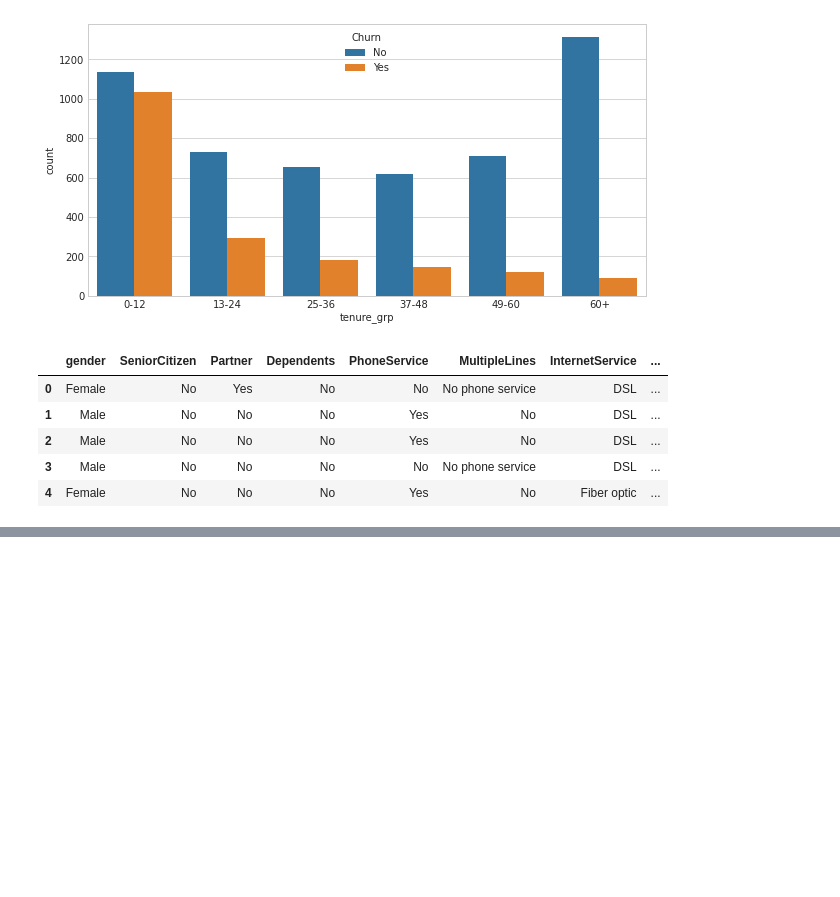
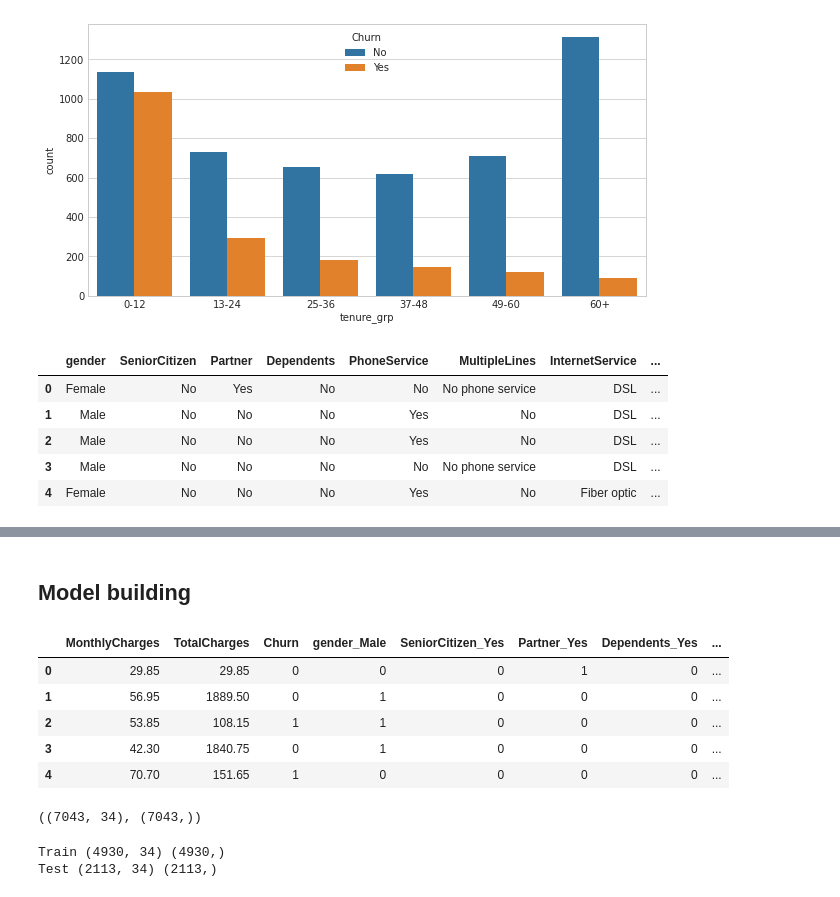
Before and after one commit to ParisRohan/AES-128-bit-Key-size-, a Jupyter notebook: customer-churn-prediction.ipynb, the cells around one changed output, grey strips where cells are left out. Drawn from its saved outputs; the diff is of its cells as text; code cells hidden in the pictures; blank space fills up the shorter version.

```diff
--- a/customer-churn-prediction.ipynb
+++ b/customer-churn-prediction.ipynb
@@ -233,0 +271,29 @@ df_data.head()
+# %% [markdown]
+## Model building
+# %%
+df_data_model = df_data_dummy.copy(deep=True)
+df_data_model.head()
+# %% [output]
+|  | MonthlyCharges | TotalCharges | Churn | gender_Male | SeniorCitizen_Yes | Partner_Yes | Dependents_Yes | ... |
+| 0 | 29.85 | 29.85 | 0 | 0 | 0 | 1 | 0 | ... |
+| 1 | 56.95 | 1889.50 | 0 | 1 | 0 | 0 | 0 | ... |
+| 2 | 53.85 | 108.15 | 1 | 1 | 0 | 0 | 0 | ... |
+| 3 | 42.30 | 1840.75 | 0 | 1 | 0 | 0 | 0 | ... |
+| 4 | 70.70 | 151.65 | 1 | 0 | 0 | 0 | 0 | ... |
+# %%
+#Seperate independent and dependent features
+X = df_data_model.loc[:, df_data_model.columns!='Churn']
+y = df_data_model['Churn']
+
+X.shape, y.shape
+# %% [output]
+((7043, 34), (7043,))
+# %%
+# Break off validation set from training data
+X_train, X_valid, y_train, y_valid = train_test_split(X, y, train_size=0.7, test_size=0.3, random_state=0)
+# summarize
+print('Train', X_train.shape, y_train.shape)
+print('Test', X_valid.shape, y_valid.shape)
+# %% [output]
+Train (4930, 34) (4930,)
+Test (2113, 34) (2113,)
```
Also changed, not shown: parts of 12 cells of this notebook.
